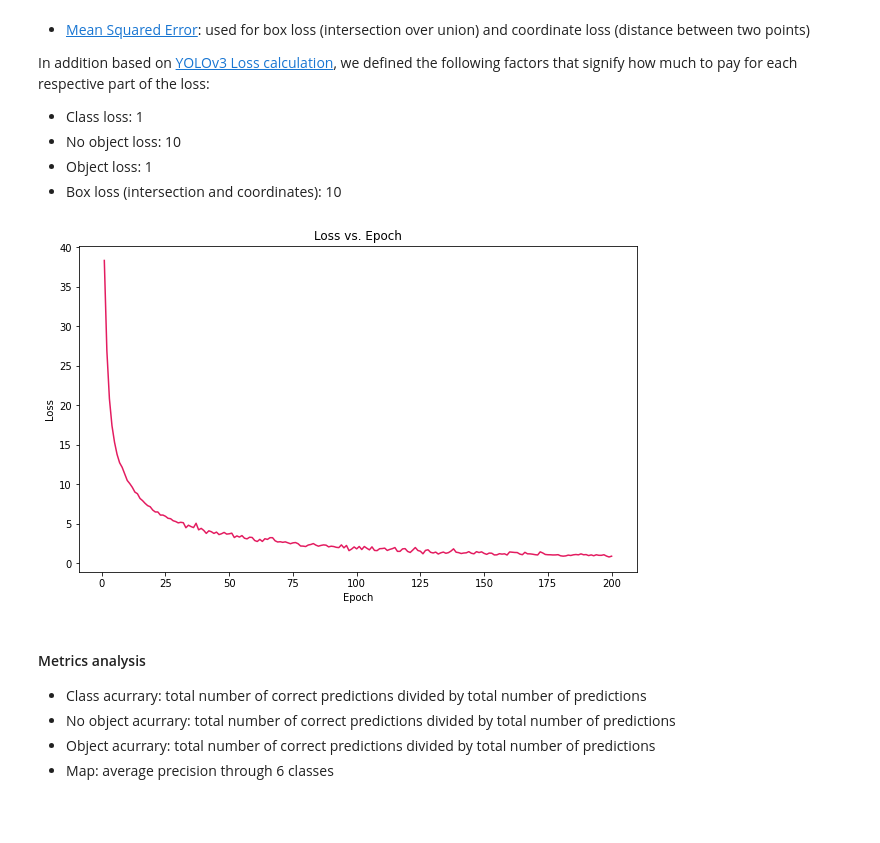
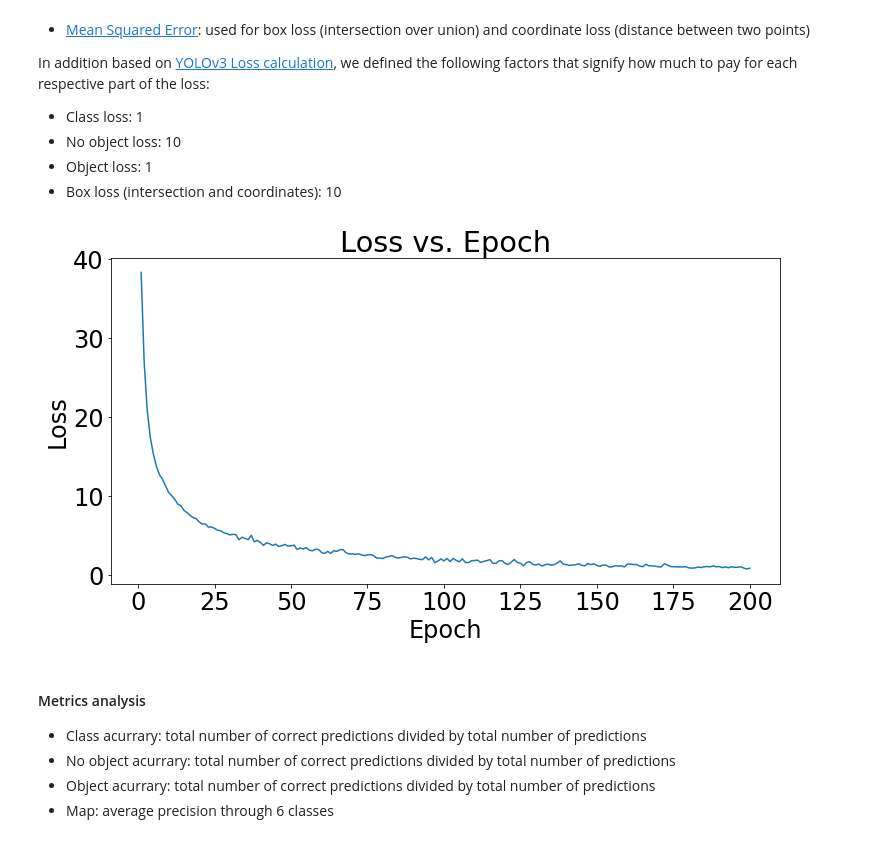
Before and after one commit to enmanuelmag/YOLOv3, a Jupyter notebook: notebooks/metrics.ipynb, the cells around one changed output. Saved outputs shown, nothing was run; the diff lists cells and outputs as text; code cells hidden in the pictures; blank space fills up the shorter version.

```diff
--- a/notebooks/metrics.ipynb
+++ b/notebooks/metrics.ipynb
@@ -31,15 +31,17 @@ In addition based on [YOLOv3 Loss calculation](https://towardsdatascience.com/ca
 - Object loss: 1
 - Box loss (intersection and coordinates): 10
 # %%
-plt.figure(figsize=(10, 6))
+plt.figure(figsize=(12, 6))
 loss_plot = sns.lineplot(x='epoch', y='mean', data=losses)
 plt.title('Loss vs. Epoch')
 plt.xlabel('Epoch')
 plt.ylabel('Loss')
-loss_plot.lines[0].set_color(COLOR)
-loss_plot.figure.savefig('../img/loss_plot.png', dpi=150)
+#loss_plot.lines[0].set_color(COLOR)
+loss_plot.figure.savefig('../img/loss_plot_a.png', dpi=150)
+#increase font size
+plt.rcParams.update({'font.size': 24})
 # %% [output]
-[figure, old version]
+[figure, new version]
 # %% [markdown]
 #### Metrics analysis
 - Class acurrary: total number of correct predictions divided by total number of predictions
```
Also changed, not shown: parts of 5 cells of this notebook, 14 other files.
